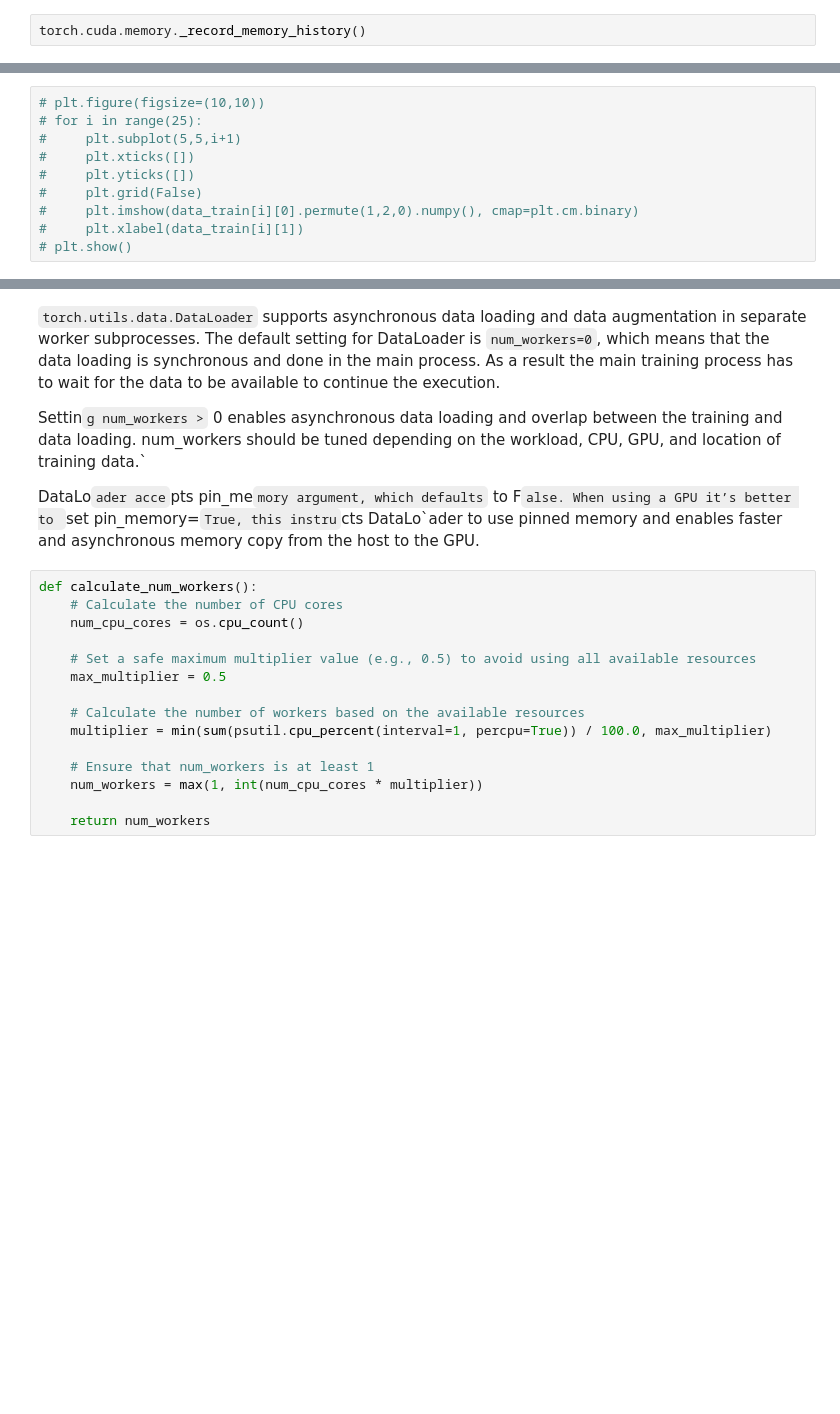
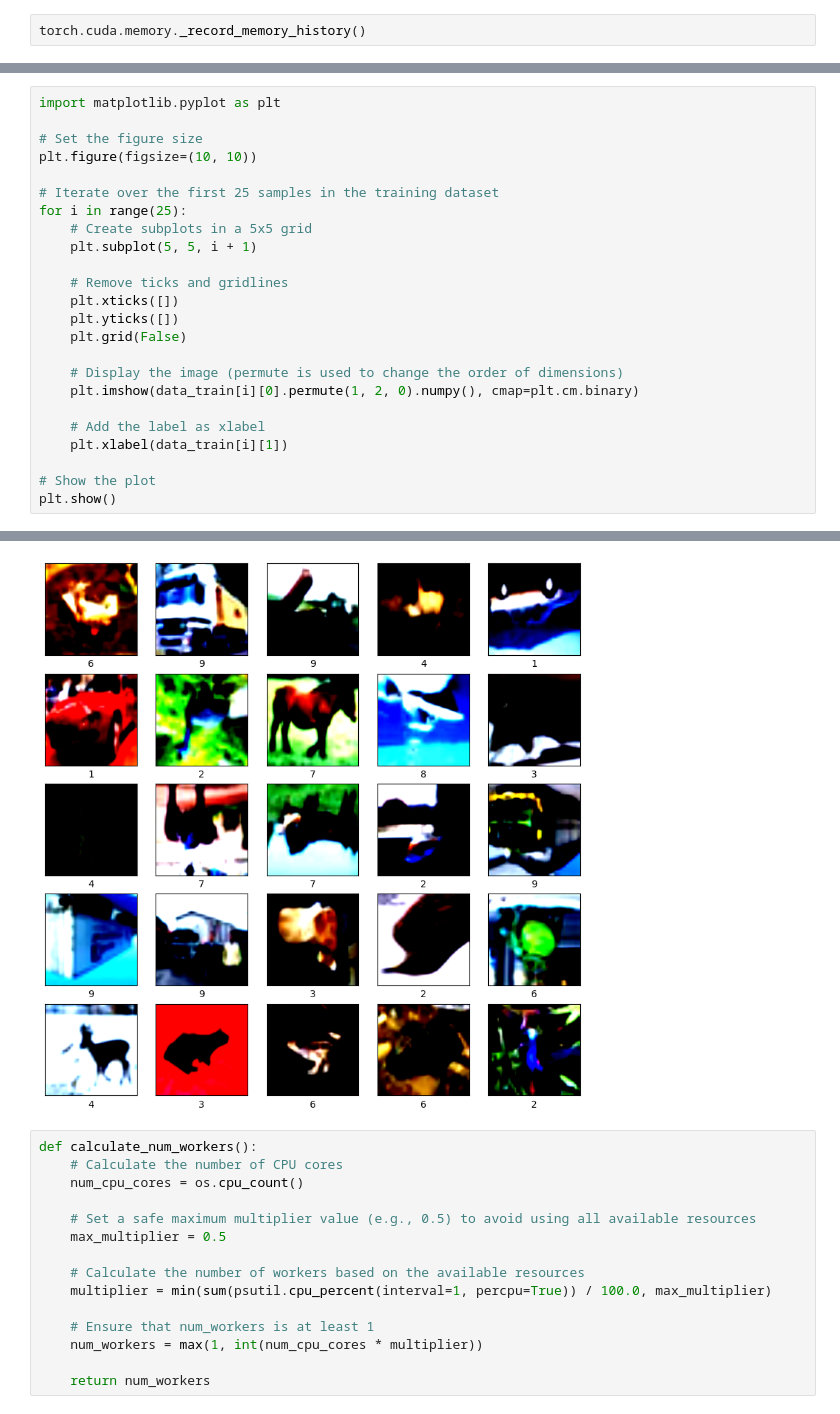
Before and after one commit to ml-dev-world/essential-tricks-in-deeplearning, a Jupyter notebook: 34_Differential_Learning_Rate.ipynb, the cells around one changed output, grey strips where cells are left out. Cells and saved outputs as stored; diff of their text form; blank space fills up the shorter version.

```diff
--- a/34_Differential_Learning_Rate.ipynb
+++ b/34_Differential_Learning_Rate.ipynb
@@ -185,10 +213,25 @@ N_TTA = 4
 # %%
-# plt.figure(figsize=(10,10))
-# for i in range(25):
-#     plt.subplot(5,5,i+1)
-#     plt.xticks([])
-#     plt.yticks([])
-#     plt.grid(False)
-#     plt.imshow(data_train[i][0].permute(1,2,0).numpy(), cmap=plt.cm.binary)
-#     plt.xlabel(data_train[i][1])
-# plt.show()
+import matplotlib.pyplot as plt
+
+# Set the figure size
+plt.figure(figsize=(10, 10))
+
+# Iterate over the first 25 samples in the training dataset
+for i in range(25):
+    # Create subplots in a 5x5 grid
+    plt.subplot(5, 5, i + 1)
+
+    # Remove ticks and gridlines
+    plt.xticks([])
+    plt.yticks([])
+    plt.grid(False)
+
+    # Display the image (permute is used to change the order of dimensions)
+    plt.imshow(data_train[i][0].permute(1, 2, 0).numpy(), cmap=plt.cm.binary)
+
+    # Add the label as xlabel
+    plt.xlabel(data_train[i][1])
+
+# Show the plot
+plt.show()
+# %% [output]
@@ -195,9 +255,4 @@ N_TTA = 4
+[figure, added]
-# %% [markdown]
-`torch.utils.data.DataLoader` supports asynchronous data loading and data augmentation in separate worker subprocesses. The default setting for DataLoader is `num_workers=0`, which means that the data loading is synchronous and done in the main process. As a result the main training process has to wait for the data to be available to continue the execution.
-
-Settin`g num_workers >` 0 enables asynchronous data loading and overlap between the training and data loading. num_workers should be tuned depending on the workload, CPU, GPU, and location of training data.`
-
-DataLo`ader acce`pts pin_me`mory argument, which defaults` to F`alse. When using a GPU it’s better to `set pin_memory=`True, this instru`cts DataLo`ader to use pinned memory and enables faster and asynchronous memory copy from the host to the GPU.
 # %%
 def calculate_num_workers():
     # Calculate the number of CPU cores
```
Also changed, not shown: parts of 28 cells of this notebook, 1 other file.
